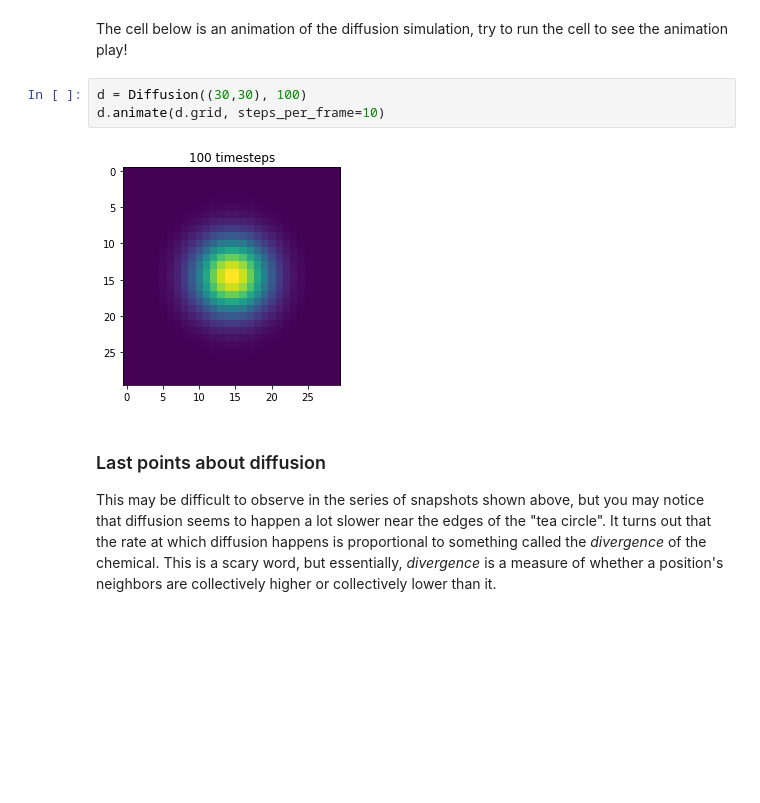
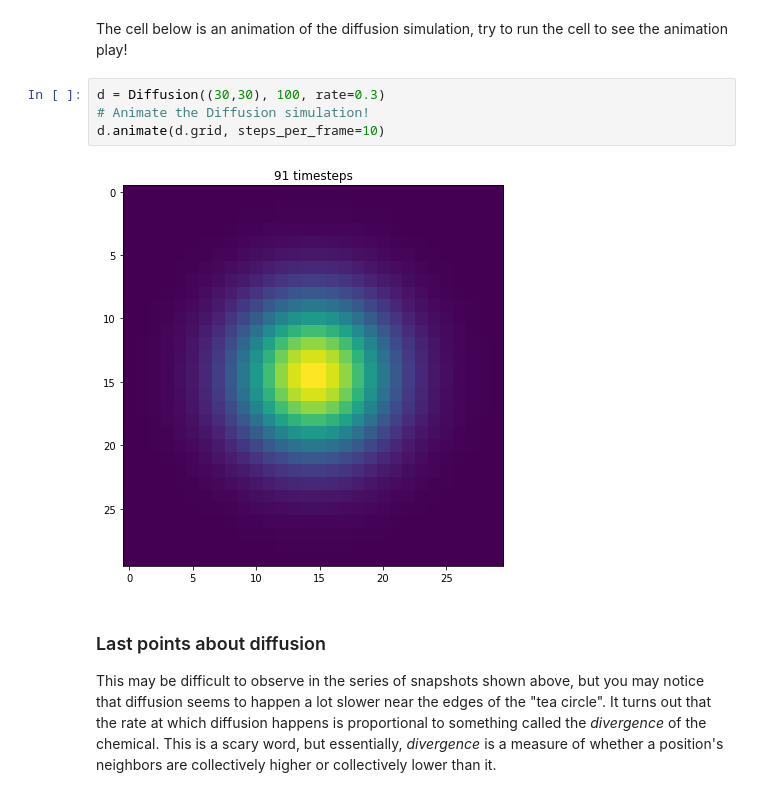
Before and after one commit to jzerez/swarms, a Jupyter notebook: Bio Project.ipynb, the cells around one changed output. Drawn from its saved outputs; the diff is of its cells as text; blank space fills up the shorter version.

```diff
--- a/Bio Project.ipynb
+++ b/Bio Project.ipynb
@@ -95,10 +108,11 @@ d.plot_n_timesteps((2,3), 40, d.grid)
 # %% [markdown]
 The cell below is an animation of the diffusion simulation, try to run the cell to see the animation play!
 # %%
-d = Diffusion((30,30), 100)
+d = Diffusion((30,30), 100, rate=0.3)
+# Animate the Diffusion simulation!
 d.animate(d.grid, steps_per_frame=10)
 # %% [output]
-[figure, old version]
+[figure, new version]
 # %% [markdown]
 ### Last points about diffusion
 This may be difficult to observe in the series of snapshots shown above, but you may notice that diffusion seems to happen a lot slower near the edges of the "tea circle". It turns out that the rate at which diffusion happens is proportional to something called the *divergence* of the chemical. This is a scary word, but essentially, *divergence* is a measure of whether a position's neighbors are collectively higher or collectively lower than it.
```
Also changed, not shown: parts of 20 cells of this notebook, 12 other files.
